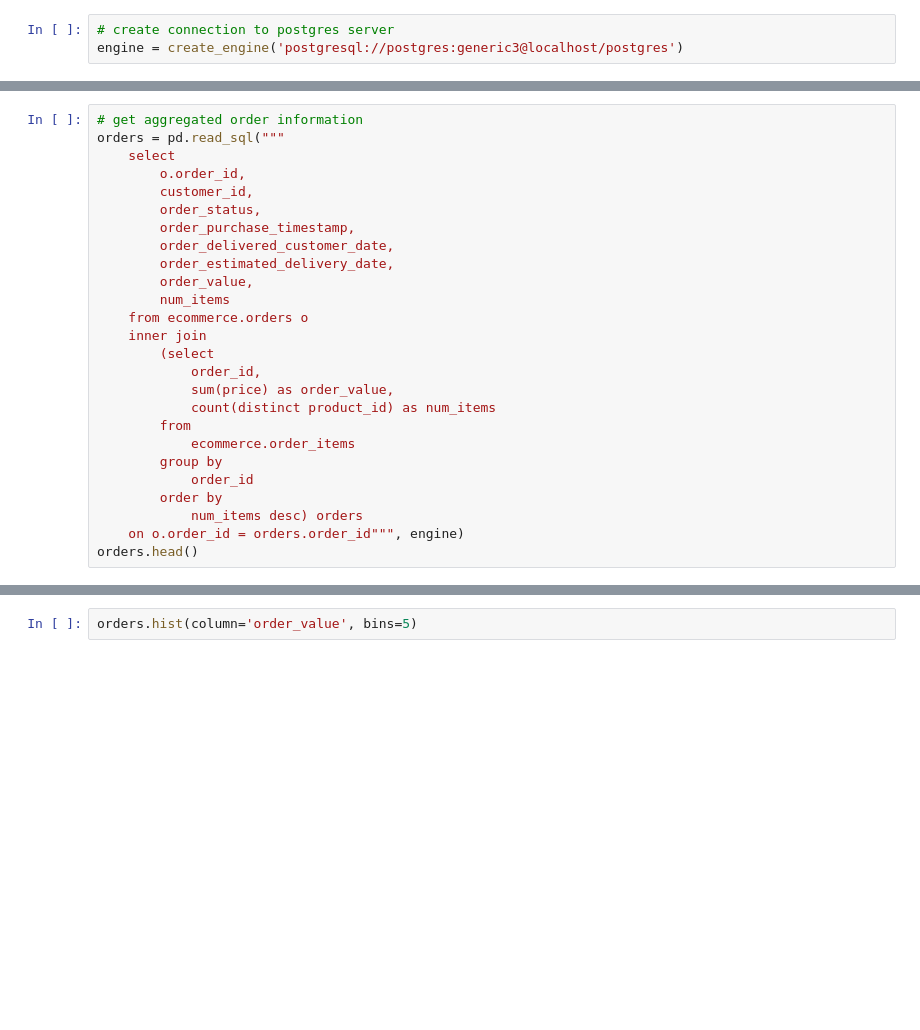
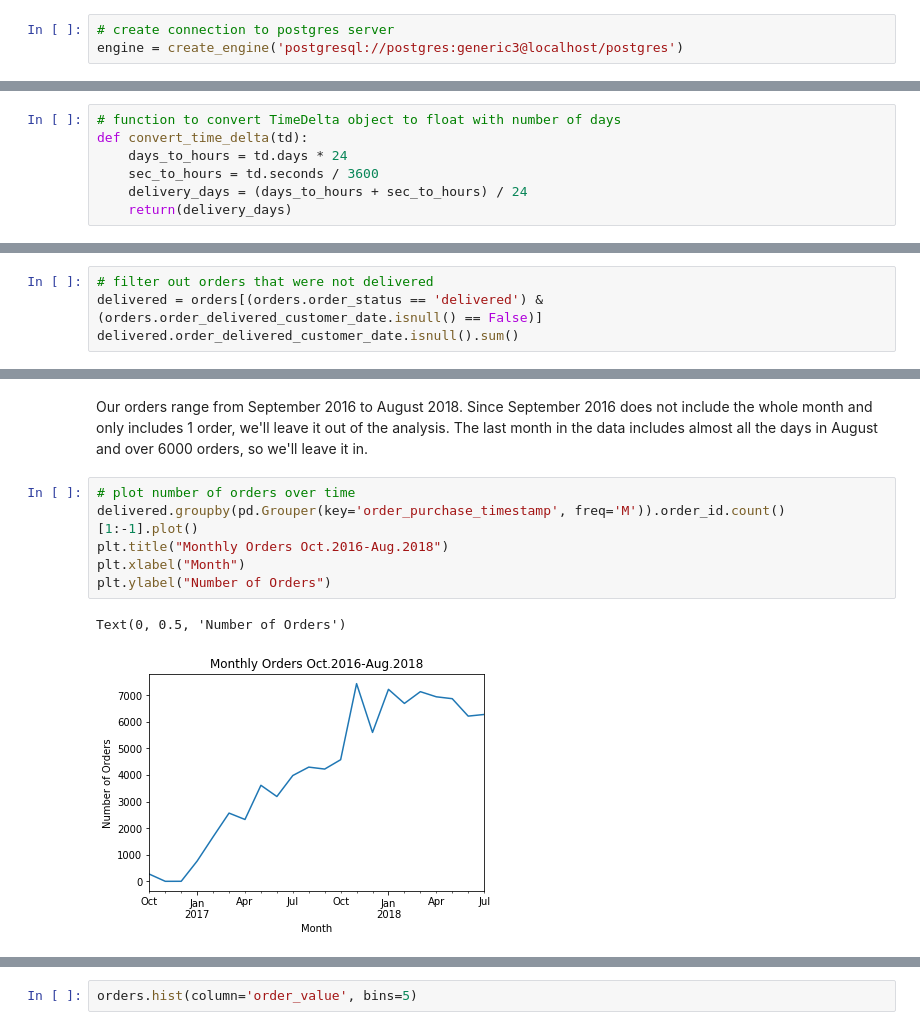
Before and after one commit to cgiannotta/eCommerceAnalysis, a Jupyter notebook: eCommerceSQL.ipynb, the cells around one changed output, grey strips where cells are left out. Cells and saved outputs as stored; diff of their text form; blank space fills up the shorter version.

```diff
--- a/eCommerceSQL.ipynb
+++ b/eCommerceSQL.ipynb
@@ -118,26 +45,0 @@ Here I aggregate data from the order_items table to find the total value and the
-# %%
-# get aggregated order information
-orders = pd.read_sql("""
-    select
-        o.order_id,
-        customer_id,
-        order_status,
-        order_purchase_timestamp,
-        order_delivered_customer_date,
-        order_estimated_delivery_date,
-        order_value,
-        num_items
-    from ecommerce.orders o
-    inner join
-        (select
-            order_id,
-            sum(price) as order_value,
-            count(distinct product_id) as num_items
-        from
-            ecommerce.order_items
-        group by
-            order_id
-        order by
-            num_items desc) orders
-    on o.order_id = orders.order_id""", engine)
-orders.head()
@@ -163,0 +180,7 @@ orders.describe()
+# %%
+# function to convert TimeDelta object to float with number of days
+def convert_time_delta(td):
+    days_to_hours = td.days * 24
+    sec_to_hours = td.seconds / 3600
+    delivery_days = (days_to_hours + sec_to_hours) / 24
+    return(delivery_days)
@@ -163,0 +304,4 @@ orders.describe()
+# %%
+# filter out orders that were not delivered
+delivered = orders[(orders.order_status == 'delivered') & (orders.order_delivered_customer_date.isnull() == False)]
+delivered.order_delivered_customer_date.isnull().sum()
@@ -163,0 +336,11 @@ orders.describe()
+# %% [markdown]
+Our orders range from September 2016 to August 2018. Since September 2016 does not include the whole month and only includes 1 order, we'll leave it out of the analysis. The last month in the data includes almost all the days in August and over 6000 orders, so we'll leave it in.
+# %%
+# plot number of orders over time
+delivered.groupby(pd.Grouper(key='order_purchase_timestamp', freq='M')).order_id.count()[1:-1].plot()
+plt.title("Monthly Orders Oct.2016-Aug.2018")
+plt.xlabel("Month")
+plt.ylabel("Number of Orders")
+# %% [output]
+Text(0, 0.5, 'Number of Orders')
+[figure, added]
```
Also changed, not shown: parts of 67 cells of this notebook.
